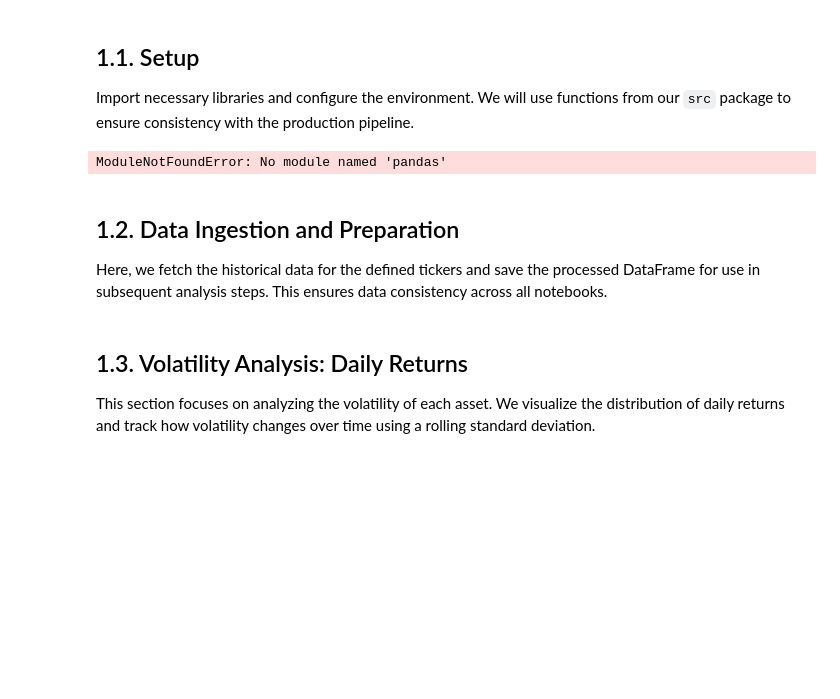
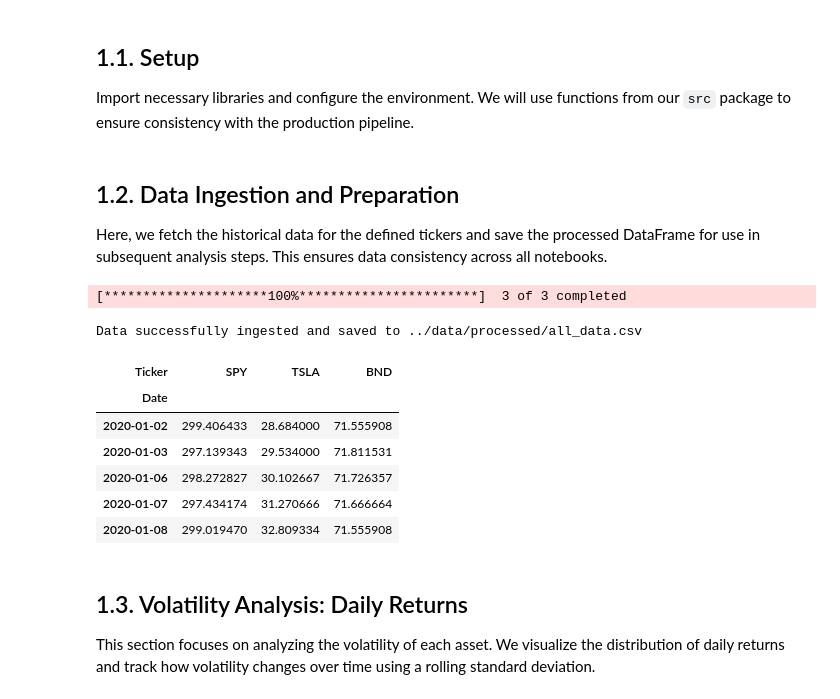
Before and after one commit to EstiphanosH/Time-Series-Forecasting-Portfolio-Optimization, a Jupyter notebook: notebooks/01_EDA.ipynb, the cells around one changed output. Saved outputs shown, nothing was run; the diff lists cells and outputs as text; code cells hidden in the pictures; blank space fills up the shorter version.

```diff
--- a/notebooks/01_EDA.ipynb
+++ b/notebooks/01_EDA.ipynb
@@ -19,30 +19,42 @@ import numpy as np
 from statsmodels.tsa.stattools import adfuller
 
 # Ensure the 'src' directory is in the Python path to allow for modular imports
-sys.path.append(os.path.abspath(os.path.join('..', 'src')))
+# Assuming the repository is cloned into the root directory of the Colab environment
+sys.path.append(os.path.abspath(os.path.join('Time-Series-Forecasting-Portfolio-Optimization'))) # Append the root of the cloned repo
 
-from data_ingestion import get_data, check_stationarity, perform_eda_and_risk_analysis
-from config import TICKERS, REPORTS_DIR
+from src.data_ingestion import get_data, check_stationarity
+from src.config import TICKERS, REPORTS_DIR
 
 # Configure plots for better visualization and consistency
 plt.style.use('seaborn-v0_8-whitegrid')
 plt.rcParams['figure.figsize'] = (15, 7)
 logging.basicConfig(level=logging.INFO)
-# %% [output]
-ModuleNotFoundError: No module named 'pandas'
 # %% [markdown]
 ## 1.2. Data Ingestion and Preparation
 Here, we fetch the historical data for the defined tickers and save the processed DataFrame for use in subsequent analysis steps. This ensures data consistency across all notebooks.
 # %%
-# Fetch live or synthetic data for the required assets from the data ingestion module
-all_data = get_data(TICKERS)
+# Use the corrected get_data function to fetch the data
+all_data = get_data_corrected()
 
-# Create the processed data directory if it doesn't exist
-os.makedirs('../data/processed', exist_ok=True)
-# Save the cleaned and prepared DataFrame to a CSV file
-all_data.to_csv('../data/processed/all_data.csv')
-
-print("Data successfully ingested and saved to ../data/processed/all_data.csv")
+if all_data is not None and not all_data.empty:
+    # Create the processed data directory if it doesn't exist
+    os.makedirs('../data/processed', exist_ok=True)
+    # Save the cleaned and prepared DataFrame to a CSV file
+    all_data.to_csv('../data/processed/all_data.csv')
+    print("Data successfully ingested and saved to ../data/processed/all_data.csv")
+    display(all_data.head())
+else:
+    print("Failed to ingest data.")
+# %% [output]
+[*********************100%***********************]  3 of 3 completed
+Data successfully ingested and saved to ../data/processed/all_data.csv
+| Ticker | SPY | TSLA | BND |
+| Date |  |  |  |
+| 2020-01-02 | 299.406433 | 28.684000 | 71.555908 |
+| 2020-01-03 | 297.139343 | 29.534000 | 71.811531 |
+| 2020-01-06 | 298.272827 | 30.102667 | 71.726357 |
+| 2020-01-07 | 297.434174 | 31.270666 | 71.666664 |
+| 2020-01-08 | 299.019470 | 32.809334 | 71.555908 |
 # %% [markdown]
 ## 1.3. Volatility Analysis: Daily Returns
 This section focuses on analyzing the volatility of each asset. We visualize the distribution of daily returns and track how volatility changes over time using a rolling standard deviation.
```
Also changed, not shown: parts of 6 cells of this notebook.
